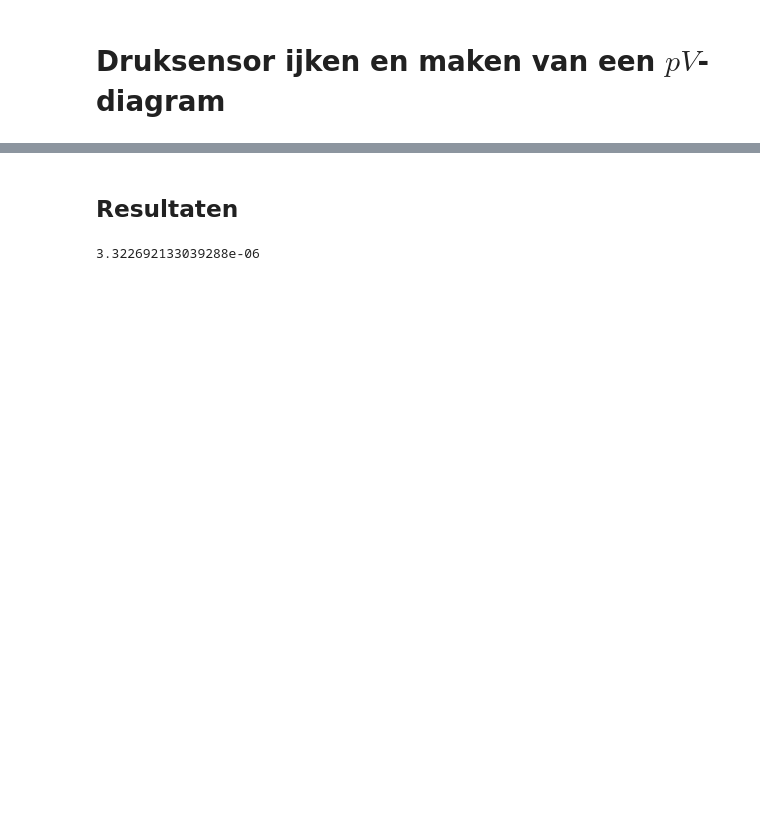
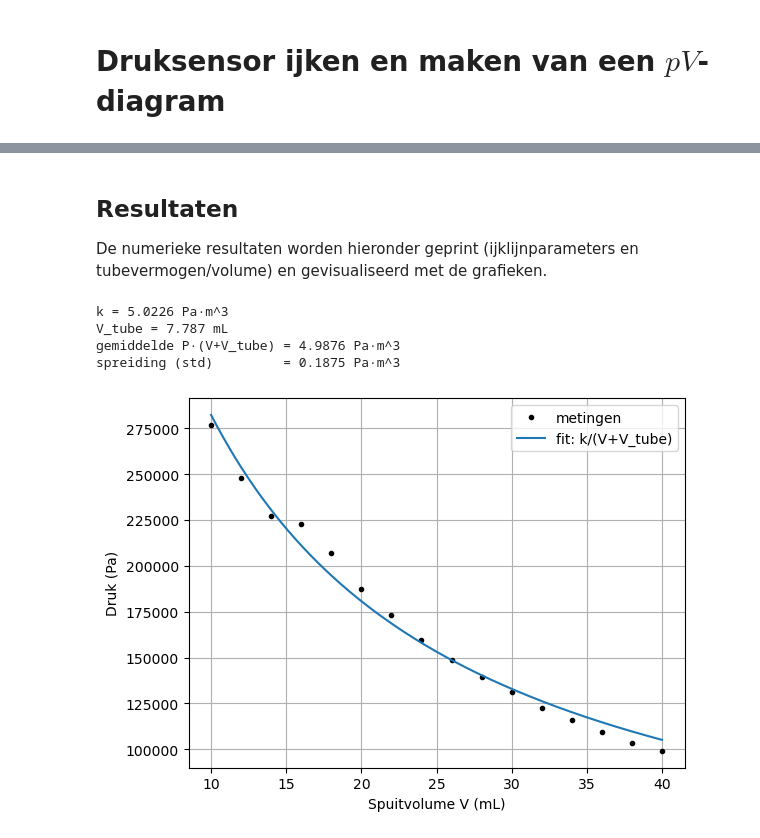
Before and after one commit to JensGroen/Groep-i, a Jupyter notebook: Content/Labs/druksensorijken.ipynb, the cells around one changed output, grey strips where cells are left out. Drawn from its saved outputs; the diff is of its cells as text; code cells hidden in the pictures; blank space fills up the shorter version.

```diff
--- a/Content/Labs/druksensorijken.ipynb
+++ b/Content/Labs/druksensorijken.ipynb
@@ -96,31 +114,46 @@ plt.plot(arduino_output,fit)
 # %% [markdown]
 ## Resultaten
+
+De numerieke resultaten worden hieronder geprint (ijklijnparameters en tubevermogen/volume) en gevisualiseerd met de grafieken.
 # %%
-### Jouw data en code
-#DEEL 2
-#data
+import numpy as np
+import matplotlib.pyplot as plt
+from scipy.optimize import curve_fit
 
-ard_output = np.array([178,183,190,198,206,216,226,237,250,266,283,306,325,330,355,389])*(5.0 / 1023.0)
-volume_2 = ((np.array([40,38,36,34,32,30,28,26,24,22,20,18,16,14,12,10]))*1e-6) #m^3
-P_2 = P(ard_output, a, b)
+# Deel 2: met langere tube (Arduino-ADC waarden)
+ard_output = np.array([178, 183, 190, 198, 206, 216, 226, 237, 250, 266, 283, 306, 325, 330, 355, 389], dtype=float)
+volume_ml = np.array([40, 38, 36, 34, 32, 30, 28, 26, 24, 22, 20, 18, 16, 14, 12, 10], dtype=float)
 
-initial_guess = [P_2[0] * volume_2[0], 5.0]
+V = volume_ml * 1e-6  # m^3
+P_meas = P(ard_output, a, b)  # Pa
 
-def tube(V, k, V_tube):
+def tube_model(V, k, V_tube):
     return k / (V + V_tube)
 
-popt_boyle, pcov_boyle = curve_fit(
-    tube,
-    volume_2,
-    P_2,
-    p0=initial_guess
-)
-
+p0 = [P_meas[0] * V[0], 5e-6]
+popt_boyle, pcov_boyle = curve_fit(tube_model, V, P_meas, p0=p0, bounds=(0, np.inf))
 k, V_tube = popt_boyle
 
-Volume_tube = (k/P_2)-volume_2
-print(
-np.mean(Volume_tube)
-)
+print(f"k = {k:.4f} Pa·m^3")
+print(f"V_tube = {V_tube*1e6:.3f} mL")
+
+V_line = np.linspace(V.min(), V.max(), 300)
+P_line = tube_model(V_line, k, V_tube)
+
+plt.figure()
+plt.plot(volume_ml, P_meas, "k.", label="metingen")
+plt.plot(V_line * 1e6, P_line, label="fit: k/(V+V_tube)")
+plt.xlabel("Spuitvolume V (mL)")
+plt.ylabel("Druk (Pa)")
+plt.grid(True)
+plt.legend()
+
+PV_corr = P_meas * (V + V_tube)
+print(f"gemiddelde P·(V+V_tube) = {PV_corr.mean():.4f} Pa·m^3")
+print(f"spreiding (std)         = {PV_corr.std(ddof=1):.4f} Pa·m^3")
 # %% [output]
-3.322692133039288e-06
+k = 5.0226 Pa·m^3
+V_tube = 7.787 mL
+gemiddelde P·(V+V_tube) = 4.9876 Pa·m^3
+spreiding (std)         = 0.1875 Pa·m^3
+[figure, added]
```
Also changed, not shown: parts of 3 cells of this notebook, 2 other files.
